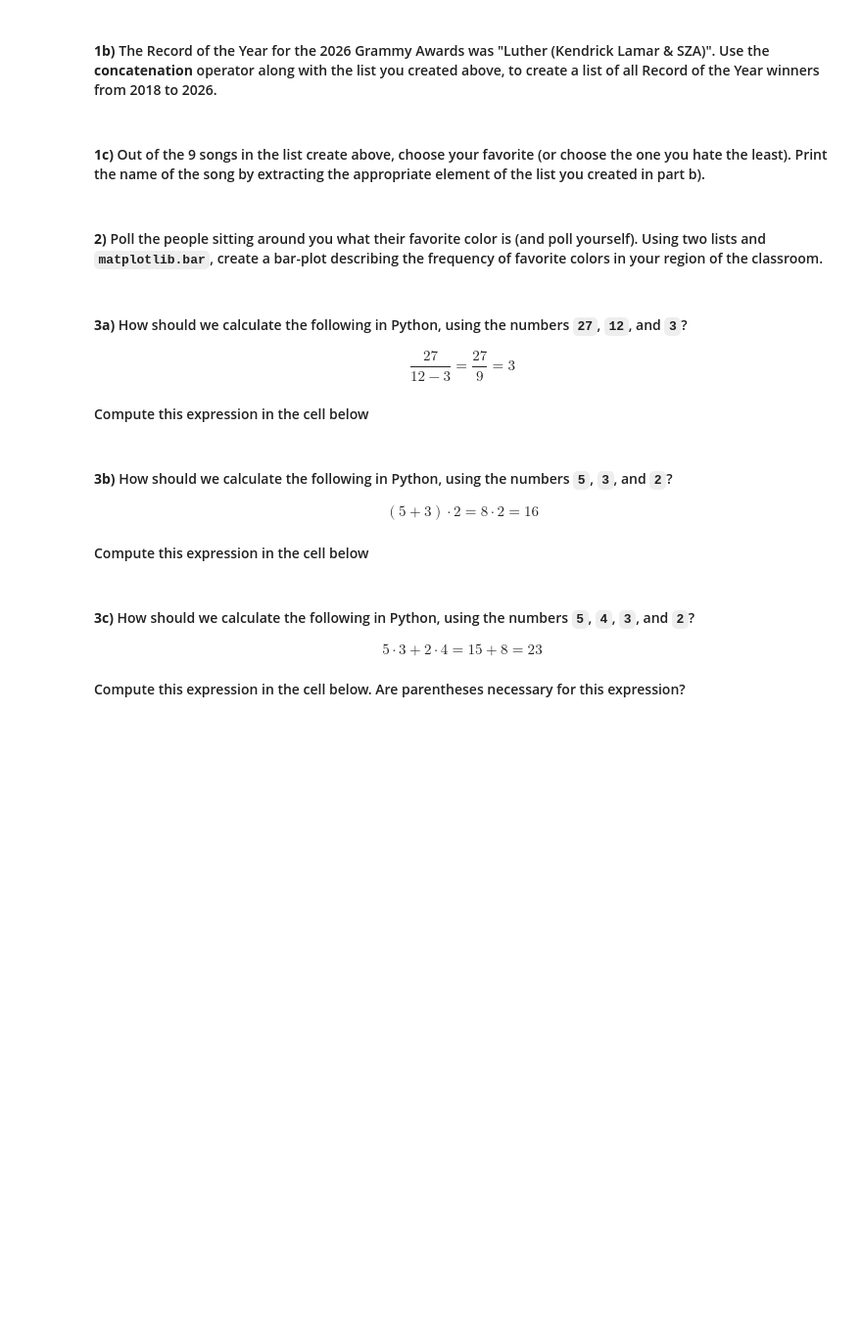
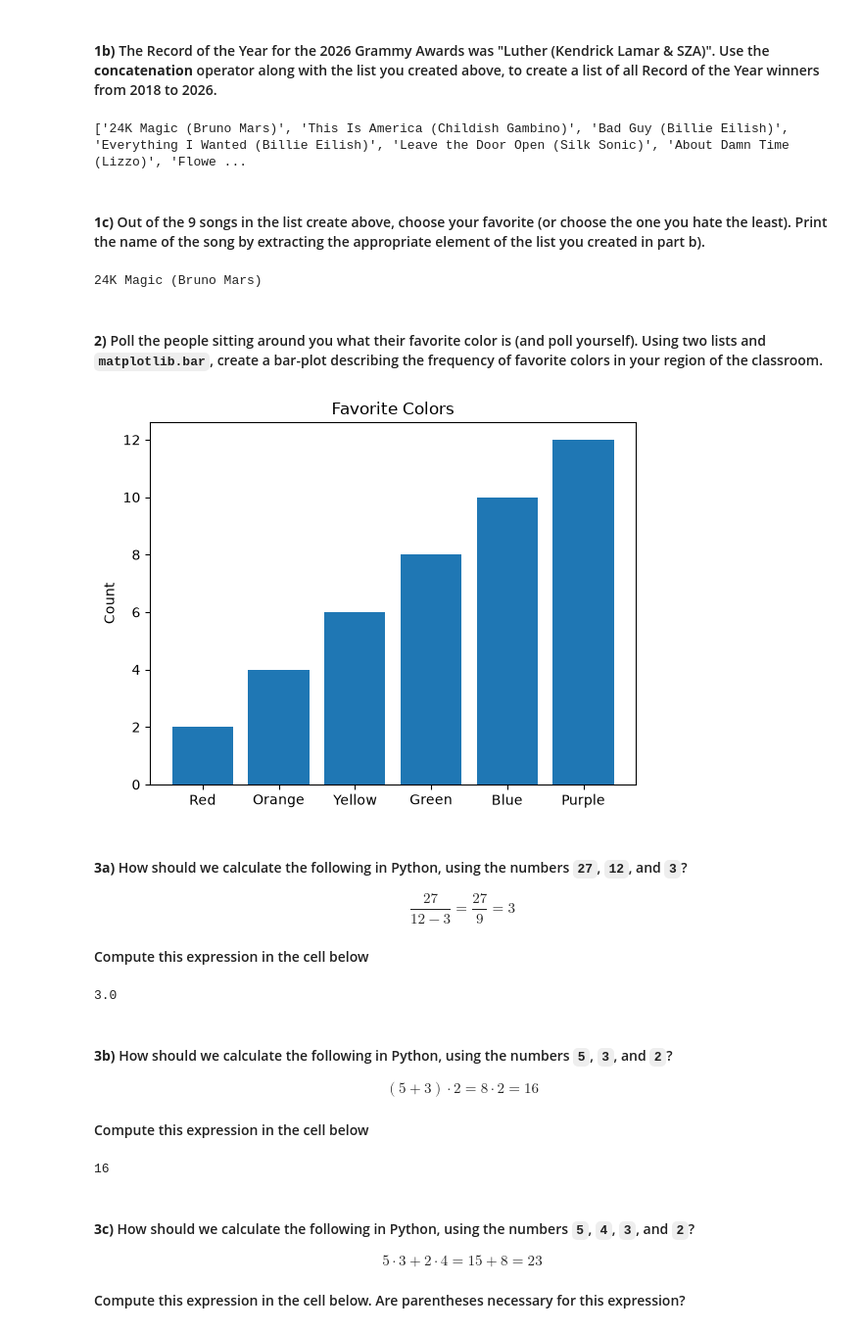
Before and after one commit to niyatiravi/datasci151fall2026, a Jupyter notebook: lecture_04_other_sequence_objects/Lecture04 copy.ipynb, the cells around one changed output. Shown at 98% size. Cells and saved outputs as stored; diff of their text form; code cells hidden in the pictures; blank space fills up the shorter version.

```diff
--- a/lecture_04_other_sequence_objects/Lecture04 copy.ipynb
+++ b/lecture_04_other_sequence_objects/Lecture04 copy.ipynb
@@ -541,14 +546,31 @@ songs_2022_2026 = ["Leave the Door Open (Silk Sonic)", "About Damn Time (Lizzo)"
 #### **1b)** The Record of the Year for the 2026 Grammy Awards was "Luther (Kendrick Lamar & SZA)". Use the **concatenation** operator along with the list you created above, to create a list of all Record of the Year winners from 2018 to 2026.
 # %%
 # your code here
+songs_2018_2026 = songs_2018_2025 + ["Luther (Kendrick Lamar & SZA)"]
+print(songs_2018_2026)
+# %% [output]
+['24K Magic (Bruno Mars)', 'This Is America (Childish Gambino)', 'Bad Guy (Billie Eilish)', 'Everything I Wanted (Billie Eilish)', 'Leave the Door Open (Silk Sonic)', 'About Damn Time (Lizzo)', 'Flowe ...
 # %% [markdown]
 #### **1c)** Out of the 9 songs in the list create above, choose your favorite (or choose the one you hate the least). Print the name of the song by extracting the appropriate element of the list you created in part b).
 # %%
 # your code here
+print(songs_2018_2026[0])
+# %% [output]
+24K Magic (Bruno Mars)
 # %% [markdown]
 #### **2)** Poll the people sitting around you what their favorite color is (and poll yourself). Using two lists and `matplotlib.bar`, create a bar-plot describing the frequency of favorite colors in your region of the classroom.
 # %%
 # your code here
+import matplotlib.pyplot as plt
+categories = ["Red", "Orange", "Yellow", "Green", "Blue", "Purple"]
+number = [2, 4, 6, 8, 10, 12]
+
+plt.bar(x = categories, height = number)
+plt.title("Favorite Colors")
+plt.ylabel("Count")
+plt.show()
+# %% [output]
+[figure, added]
 # %% [markdown]
 #### **3a)** How should we calculate the following in Python, using the numbers `27`, `12`, and `3`?
 
@@ -558,6 +580,9 @@ $$ \frac{27}{12 - 3} = \frac{27}{9} = 3$$
 # %%
 # Calculate the expression above using the numbers 27, 12, 3
 # Print the value -- you should get the number 3
+27 / (12-3)
+# %% [output]
+3.0
 # %% [markdown]
 #### **3b)** How should we calculate the following in Python, using the numbers `5`, `3`, and `2`?
 
@@ -567,6 +592,10 @@ $$ (5 + 3)\cdot 2 = 8 \cdot 2 = 16$$
 # %%
 # Calculate the expression above using the numbers 5, 3, 2
 # Print the value -- you should get the number 16
+
+(5+3)*2
+# %% [output]
+16
 # %% [markdown]
 #### **3c)** How should we calculate the following in Python, using the numbers `5`, `4`, `3`, and `2`?
 
```
Also changed, not shown: parts of 9 cells of this notebook, 1 other file.
